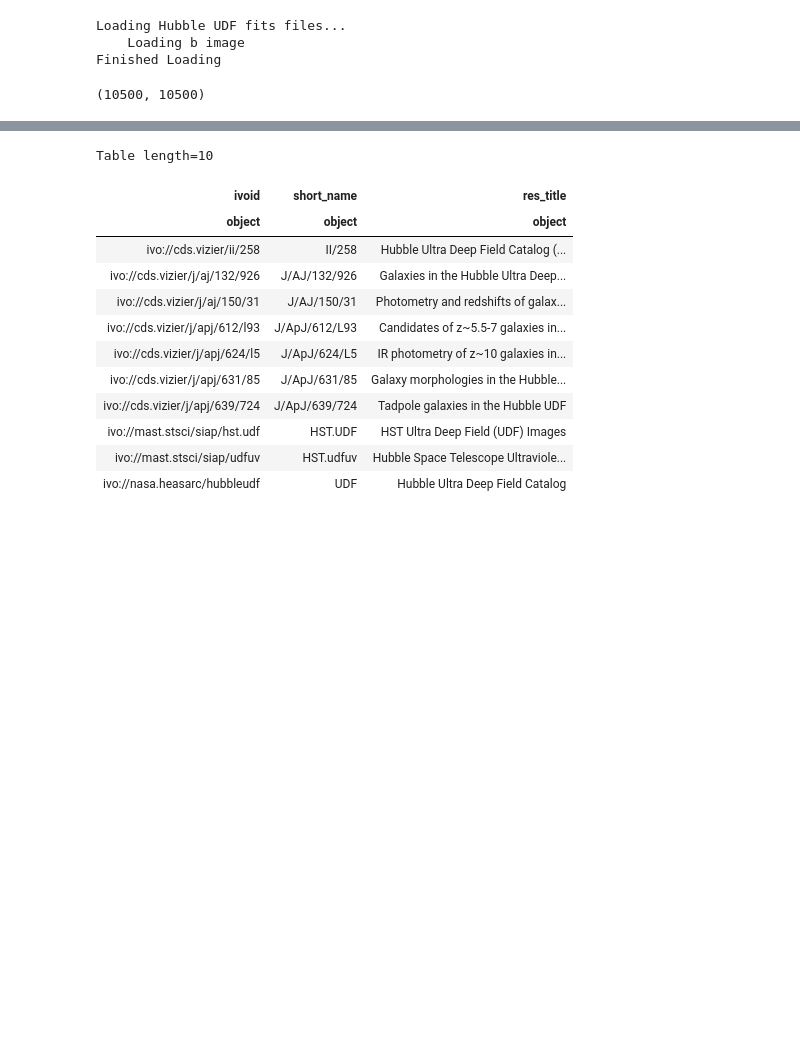
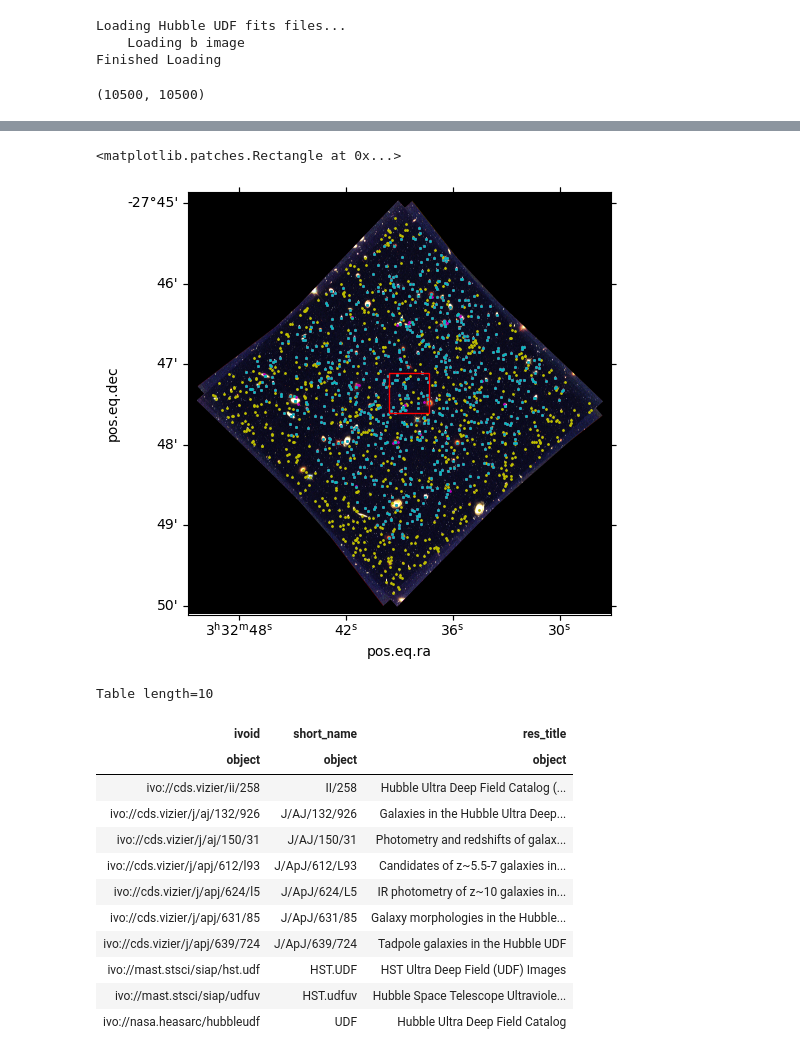
Before and after one commit to Kkev1229/Astr142-Project2, a Jupyter notebook: test.ipynb, the cells around one changed output, grey strips where cells are left out. Cells and saved outputs as stored; diff of their text form; code cells hidden in the pictures; blank space fills up the shorter version.

```diff
--- a/test.ipynb
+++ b/test.ipynb
@@ -122,0 +61,20 @@ axes.scatter(pixel_coords[0], pixel_coords[1], s=1, c='c')#, facecolors='none',
+# %%
+from proj2_runfile import load_hudf_z_vizier
+### Load redshifts from catalogs
+catalog_ids = {
+    'photz_raf':'J/AJ/150/31/table5',
+    'specz_muse':'J/A+A/608/A2/combined'
+}
+photz_raf = load_hudf_z_vizier(catalog_ids['photz_raf'], zcol='zph1', mag_limit=26)
+specz_muse = load_hudf_z_vizier(catalog_ids['specz_muse'], zcol='zMuse', mag_limit=26)
+
+### Crossmatch catalogs
+idx, sep2d, dist3d = specz_muse['sky'].match_to_catalog_sky(photz_raf['sky'])
+crossmatchz = {}
+for key, vals in photz_raf.items():
+    crossmatchz[key] = vals[idx]
+print(crossmatchz['catalog'])
+
+pixels_photz = wcs.world_to_pixel(photz_raf['sky'])
+pixels_specz = wcs.world_to_pixel(specz_muse['sky'])
+pixels_bothz = wcs.world_to_pixel(crossmatchz['sky'])
@@ -123,3 +99,17 @@ axes.scatter(pixel_coords[0], pixel_coords[1], s=1, c='c')#, facecolors='none',
+# %%
+fig = plt.figure(figsize=(12,12))
+ax = fig.add_subplot(121, projection=wcs)
+ax.imshow(hudf_rgb, origin='lower')
+ax.scatter(pixels_photz[0], pixels_photz[1], s=1, c='y', label='Photo-')
+ax.scatter(pixels_specz[0], pixels_specz[1], s=1, c='m')
+ax.scatter(pixels_bothz[0], pixels_bothz[1], s=1, c='c')
+
+rect = plt.Rectangle((5000, 5000), 1000, 1000, fill=False, color='r')
+
+ax.add_patch(rect)
+# %% [output]
+<matplotlib.patches.Rectangle at 0x...>
+[figure, added]
 # %%
 services = vo.regsearch(keywords='hubble udf')
 services.to_table()['ivoid','short_name','res_title']
```
Also changed, not shown: parts of 5 cells of this notebook.
